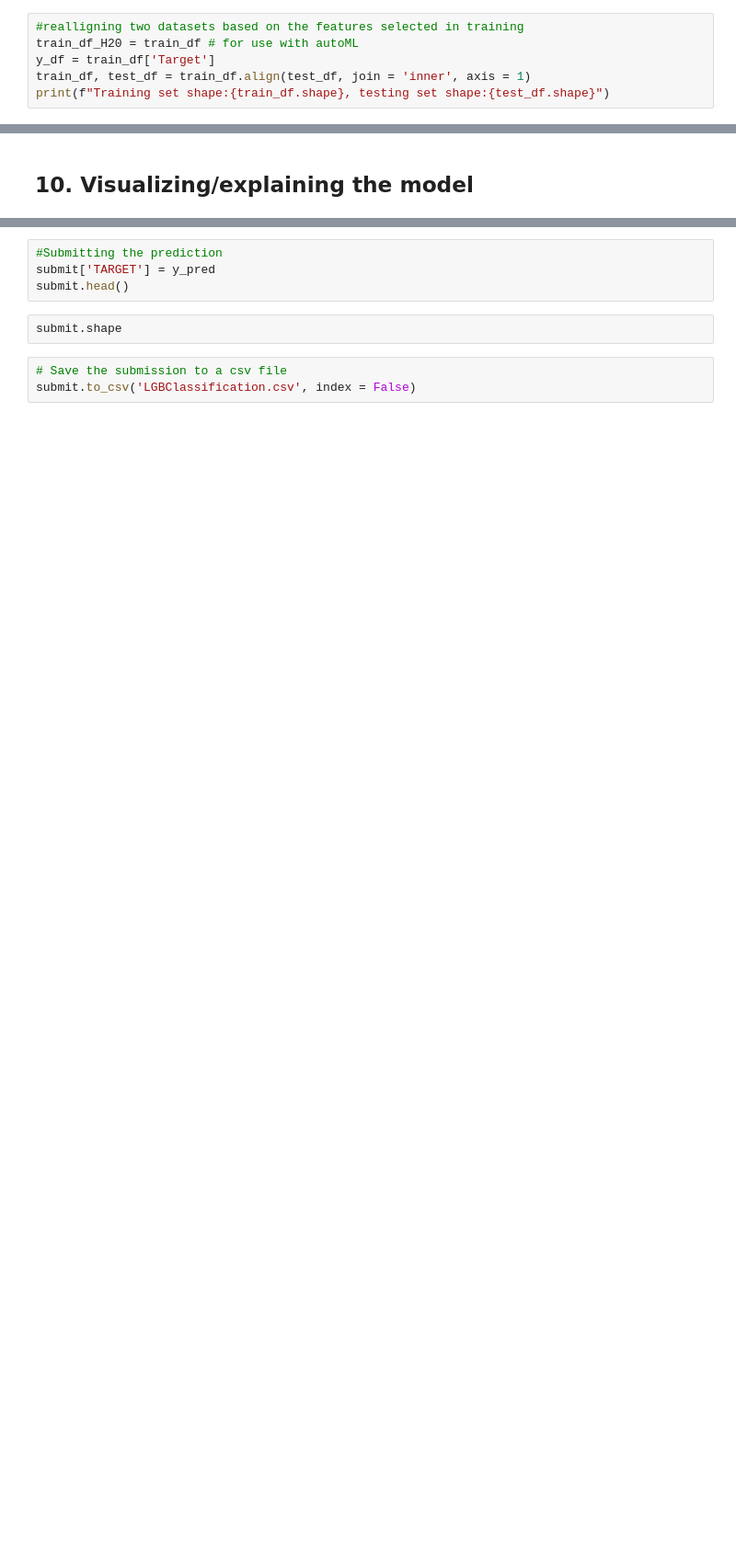
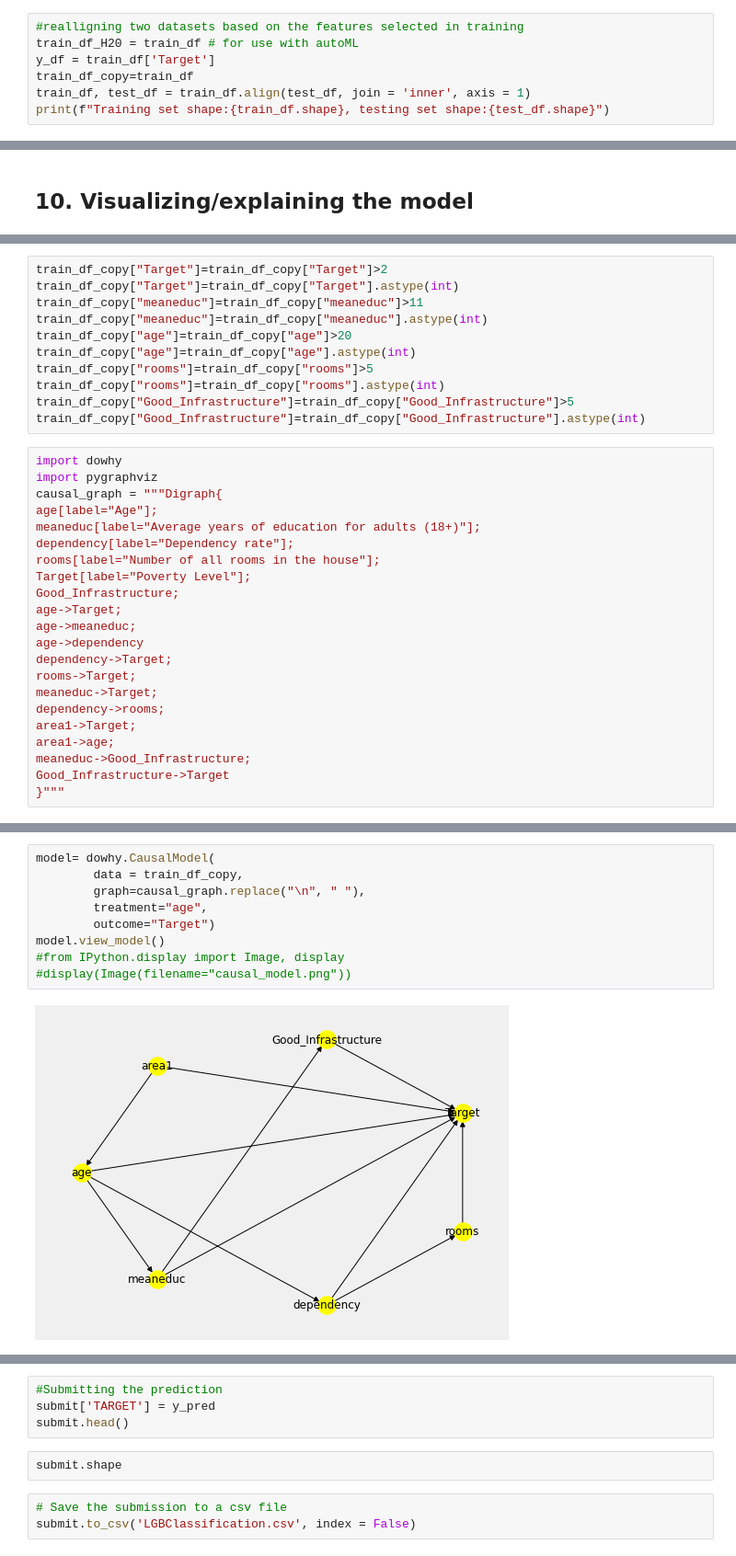
Before and after one commit to RuslanMamedov/Data-Analysis-with-Python, a Jupyter notebook: Poverty level prediction_ Beginer's kernel.ipynb, the cells around one changed output, grey strips where cells are left out. Shown at 92% size. Saved outputs shown, nothing was run; the diff lists cells and outputs as text; blank space fills up the shorter version.

Commit message:
some initial trials with causal diagrams

```diff
--- a/Poverty level prediction_ Beginer's kernel.ipynb
+++ b/Poverty level prediction_ Beginer's kernel.ipynb
@@ -655,6 +690,7 @@ Name: Target, Length: 114, dtype: float64
 #realligning two datasets based on the features selected in training
 train_df_H20 = train_df # for use with autoML
 y_df = train_df['Target']
+train_df_copy=train_df
 train_df, test_df = train_df.align(test_df, join = 'inner', axis = 1)
 print(f"Training set shape:{train_df.shape}, testing set shape:{test_df.shape}")
 # %% [output]
@@ -759,0 +920,33 @@ g.set_title("Feature importance", fontsize=40)
+# %%
+train_df_copy["Target"]=train_df_copy["Target"]>2
+train_df_copy["Target"]=train_df_copy["Target"].astype(int)
+train_df_copy["meaneduc"]=train_df_copy["meaneduc"]>11
+train_df_copy["meaneduc"]=train_df_copy["meaneduc"].astype(int)
+train_df_copy["age"]=train_df_copy["age"]>20
+train_df_copy["age"]=train_df_copy["age"].astype(int)
+train_df_copy["rooms"]=train_df_copy["rooms"]>5
+train_df_copy["rooms"]=train_df_copy["rooms"].astype(int)
+train_df_copy["Good_Infrastructure"]=train_df_copy["Good_Infrastructure"]>5
+train_df_copy["Good_Infrastructure"]=train_df_copy["Good_Infrastructure"].astype(int)
+# %%
+import dowhy
+import pygraphviz
+causal_graph = """Digraph{
+age[label="Age"];
+meaneduc[label="Average years of education for adults (18+)"];
+dependency[label="Dependency rate"];
+rooms[label="Number of all rooms in the house"];
+Target[label="Poverty Level"];
+Good_Infrastructure;
+age->Target;
+age->meaneduc;
+age->dependency
+dependency->Target;
+rooms->Target;
+meaneduc->Target;
+dependency->rooms;
+area1->Target;
+area1->age;
+meaneduc->Good_Infrastructure;
+Good_Infrastructure->Target
+}"""
@@ -759,0 +969,11 @@ g.set_title("Feature importance", fontsize=40)
+# %%
+model= dowhy.CausalModel(
+        data = train_df_copy,
+        graph=causal_graph.replace("\n", " "),
+        treatment="age",
+        outcome="Target")
+model.view_model()
+#from IPython.display import Image, display
+#display(Image(filename="causal_model.png"))
+# %% [output]
+[figure, added]
```
Also changed, not shown: parts of 46 cells of this notebook, 2 other files.
